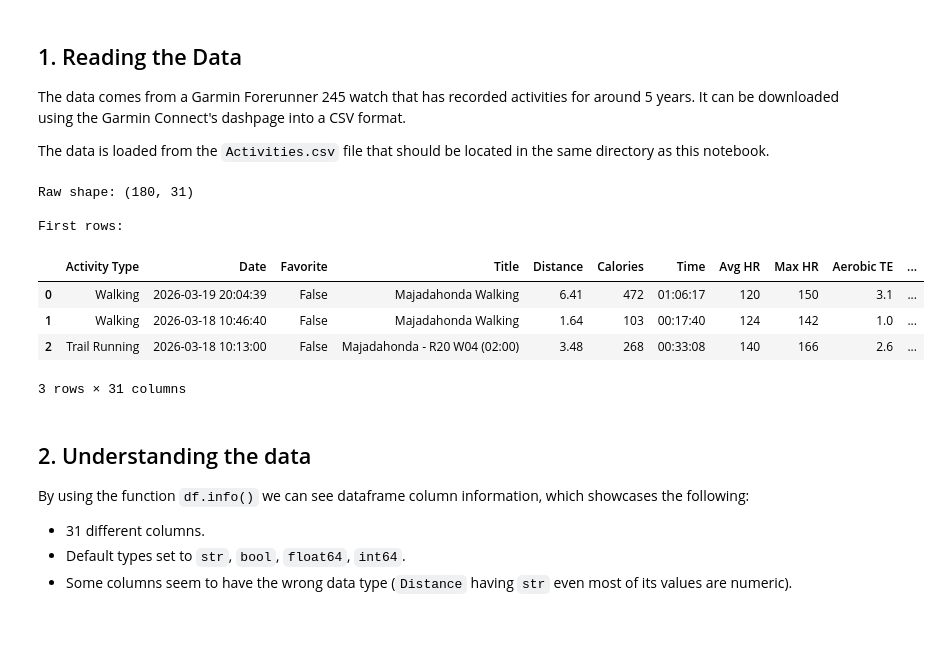
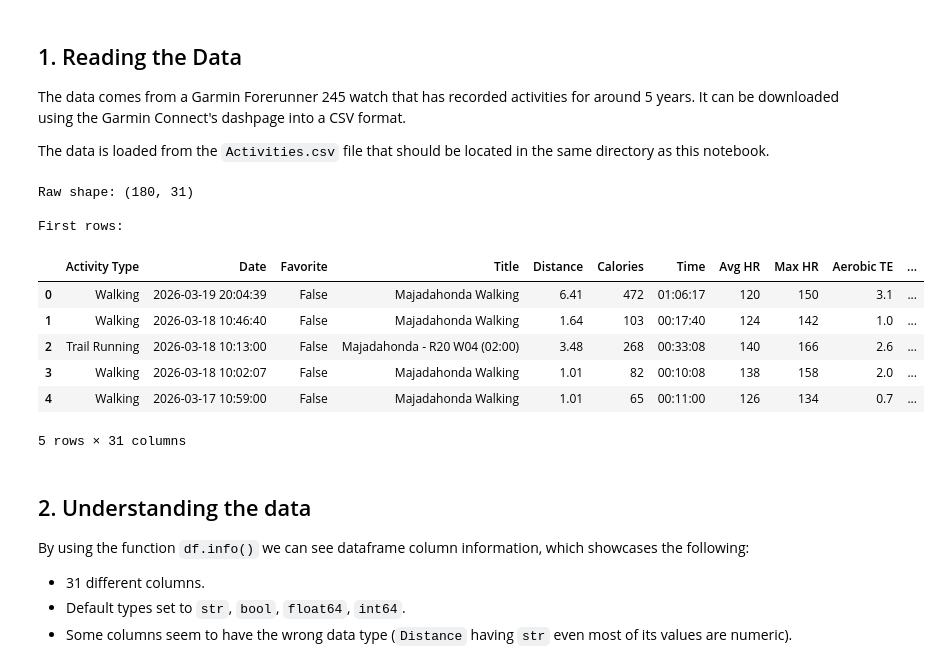
Before and after one commit to itzi97/DV_Python, a Jupyter notebook: data_viz_notebook.ipynb, the cells around one changed output. Drawn from its saved outputs; the diff is of its cells as text; code cells hidden in the pictures; blank space fills up the shorter version.

```diff
--- a/data_viz_notebook.ipynb
+++ b/data_viz_notebook.ipynb
@@ -46,17 +51,19 @@ The data is loaded from the `Activities.csv` file that should be located in the
 # %%
 df = pd.read_csv("data/activities.csv")
 print(f"Raw shape: {df.shape}")
 print("\nFirst rows:")
-df.head(3)
+df.head()
 # %% [output]
 Raw shape: (180, 31)
 
 First rows:
 |  | Activity Type | Date | Favorite | Title | Distance | Calories | Time | Avg HR | Max HR | Aerobic TE | ... |
 | 0 | Walking | 2026-03-19 20:04:39 | False | Majadahonda Walking | 6.41 | 472 | 01:06:17 | 120 | 150 | 3.1 | ... |
 | 1 | Walking | 2026-03-18 10:46:40 | False | Majadahonda Walking | 1.64 | 103 | 00:17:40 | 124 | 142 | 1.0 | ... |
 | 2 | Trail Running | 2026-03-18 10:13:00 | False | Majadahonda - R20 W04 (02:00) | 3.48 | 268 | 00:33:08 | 140 | 166 | 2.6 | ... |
+| 3 | Walking | 2026-03-18 10:02:07 | False | Majadahonda Walking | 1.01 | 82 | 00:10:08 | 138 | 158 | 2.0 | ... |
+| 4 | Walking | 2026-03-17 10:59:00 | False | Majadahonda Walking | 1.01 | 65 | 00:11:00 | 126 | 134 | 0.7 | ... |
-3 rows × 31 columns
+5 rows × 31 columns
 # %% [markdown]
 ## 2. Understanding the data
 
```
Also changed, not shown: parts of 27 cells of this notebook.
